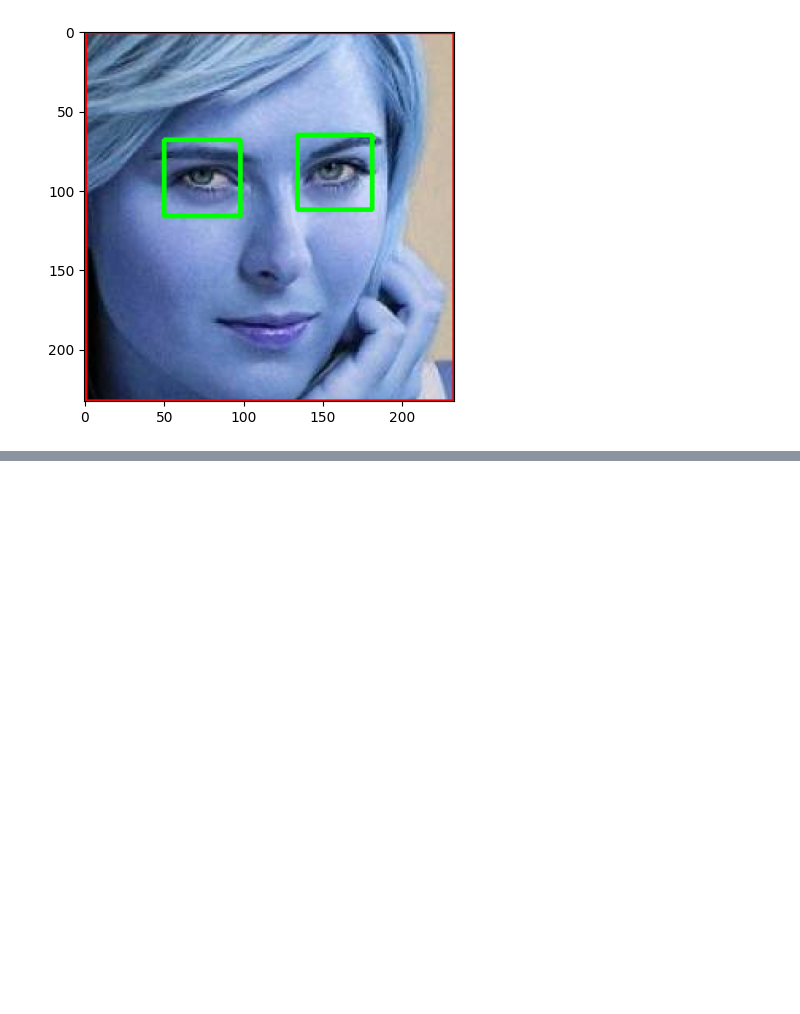
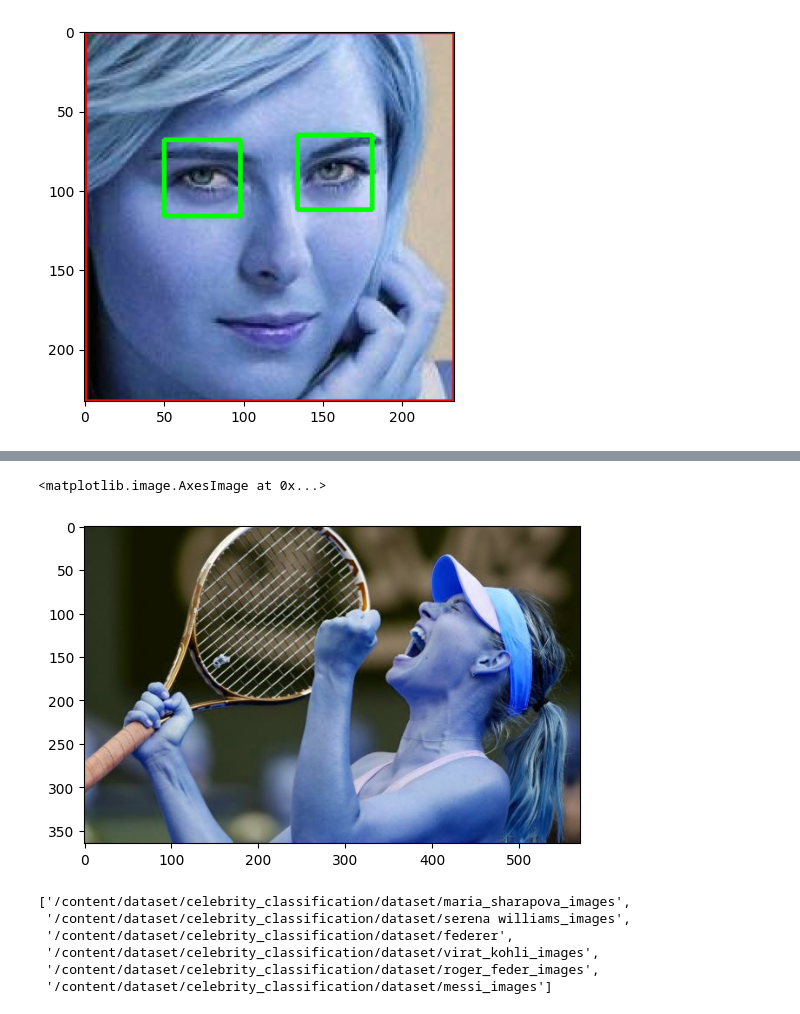
Before and after one commit to vinaybondhugula-bot/Sports-Image-Analysis, a Jupyter notebook: sports_image_classification.ipynb, the cells around one changed output, grey strips where cells are left out. Drawn from its saved outputs; the diff is of its cells as text; code cells hidden in the pictures; blank space fills up the shorter version.

```diff
--- a/sports_image_classification.ipynb
+++ b/sports_image_classification.ipynb
@@ -91,0 +116,6 @@ plt.imshow(roi_color,cmap='gray')
+# %%
+org_image_obstrucedt = cv2.imread('/content/dataset/celebrity_classification/test_image/sharapova2.jpeg')
+plt.imshow(org_image_obstrucedt)
+# %% [output]
+<matplotlib.image.AxesImage at 0x...>
+[figure, added]
@@ -91,0 +134,9 @@ plt.imshow(roi_color,cmap='gray')
+# %%
+img_dir
+# %% [output]
+['/content/dataset/celebrity_classification/dataset/maria_sharapova_images',
+ '/content/dataset/celebrity_classification/dataset/serena williams_images',
+ '/content/dataset/celebrity_classification/dataset/federer',
+ '/content/dataset/celebrity_classification/dataset/virat_kohli_images',
+ '/content/dataset/celebrity_classification/dataset/roger_feder_images',
+ '/content/dataset/celebrity_classification/dataset/messi_images']
```
Also changed, not shown: parts of 7 cells of this notebook.
